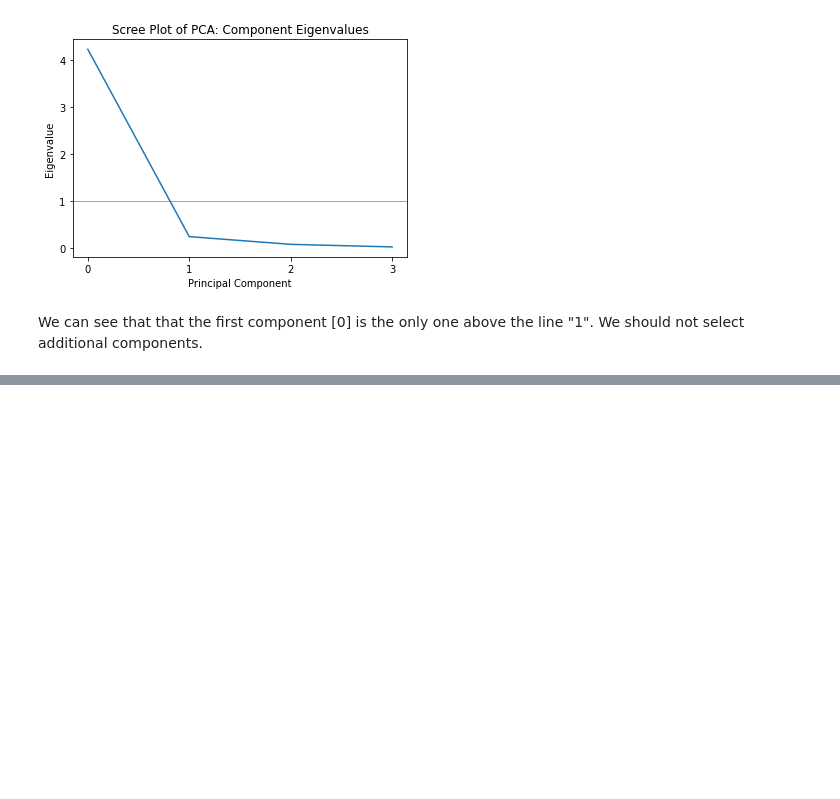
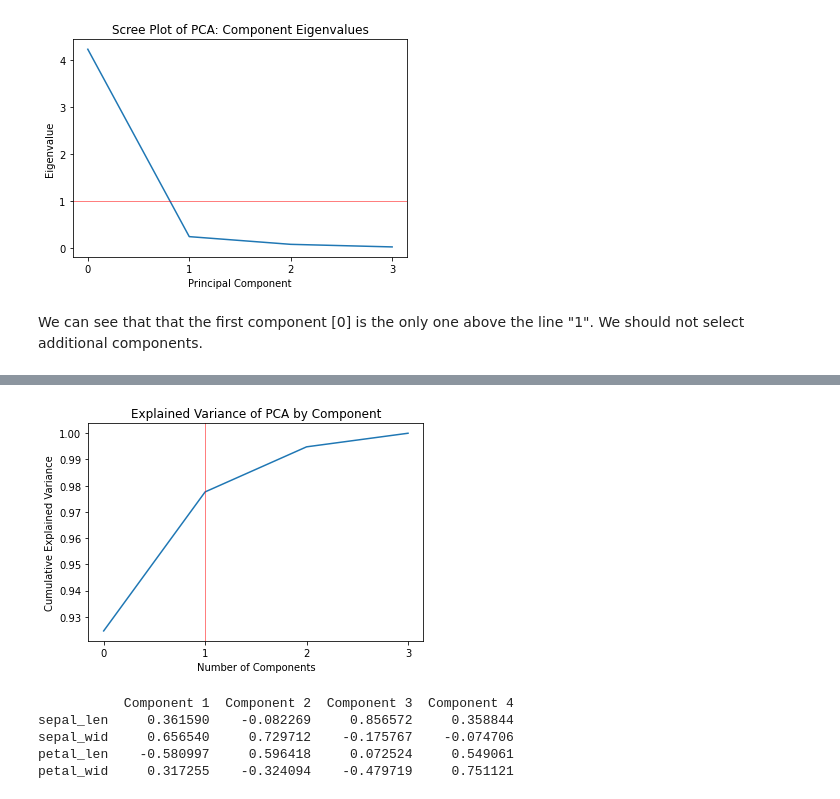
Before and after one commit to FabG/dimred, a Jupyter notebook: dimred/notebooks/pca_lda_iris.ipynb, the cells around one changed output, grey strips where cells are left out. Saved outputs shown, nothing was run; the diff lists cells and outputs as text; code cells hidden in the pictures; blank space fills up the shorter version.

```diff
--- a/dimred/notebooks/pca_lda_iris.ipynb
+++ b/dimred/notebooks/pca_lda_iris.ipynb
@@ -212,0 +246,21 @@ We can see that that the first component [0] is the only one above the line "1".
+# %%
+#Component Loadings
+
+def loadings(pca):
+    loadings = pca.components_
+    results = pd.DataFrame(loadings)
+    results.columns = ['Component 1', 'Component 2', 'Component 3', 'Component 4']
+    results.index=['sepal_len', 'sepal_wid', 'petal_len', 'petal_wid']
+    print(results)
+
+pca = PCA() #If we do not specify how many components, all are included
+X_pca = pca.fit(X).transform(X)
+var_explained(pca)
+loadings(pca)
+# %% [output]
+[figure, added]
+           Component 1  Component 2  Component 3  Component 4
+sepal_len     0.361590    -0.082269     0.856572     0.358844
+sepal_wid     0.656540     0.729712    -0.175767    -0.074706
+petal_len    -0.580997     0.596418     0.072524     0.549061
+petal_wid     0.317255    -0.324094    -0.479719     0.751121
```
Also changed, not shown: parts of 6 cells of this notebook.
